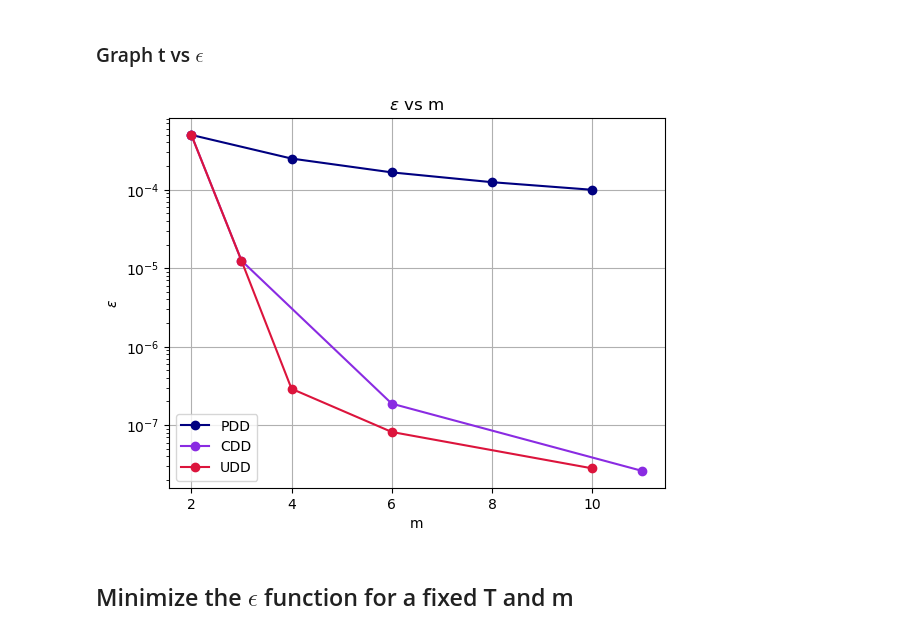
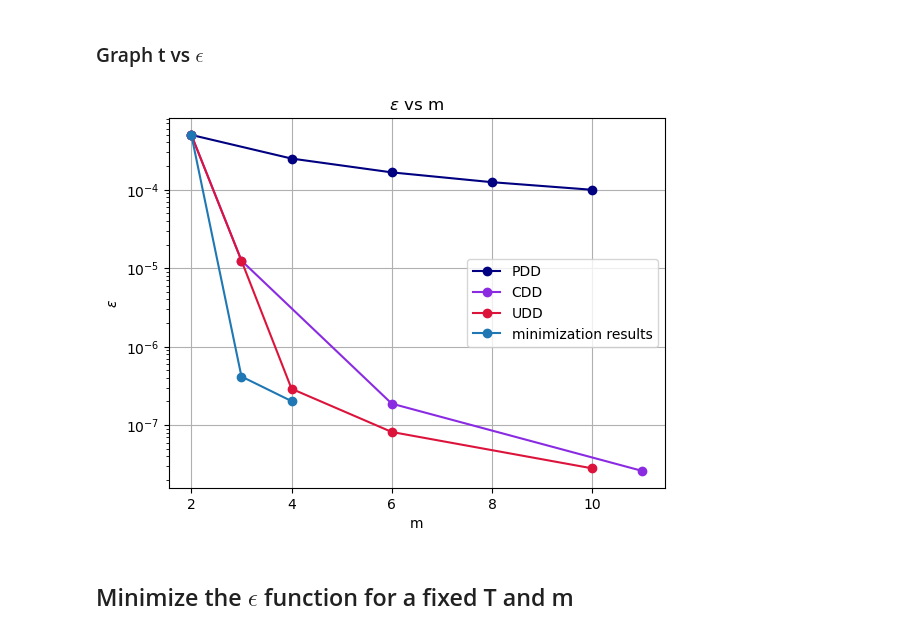
Before and after one commit to BonnieMorales/quantum-research, a Jupyter notebook: Simulation-Dynamical-Decoupling.ipynb, the cells around one changed output. Cells and saved outputs as stored; diff of their text form; code cells hidden in the pictures.

```diff
--- a/Simulation-Dynamical-Decoupling.ipynb
+++ b/Simulation-Dynamical-Decoupling.ipynb
@@ -189,24 +188,31 @@ For m = 10 the error is 2.8110323699019795e-08
+# %%
+# values found below
+
+m_values_optimized = [2,3,4]
+error_optimized = [0.0004995820845829024, 4.16299704372454e-07, 2.022947457958505e-07]
 # %% [markdown]
 ### Graph t vs $\epsilon$
 # %%
 # graph the changes of the error for different values of m
 
 plt.plot(m_value_c1, error_c1, color='navy', marker='o', label = "PDD")
 plt.plot(m_value_c2, error_c2, color='blueviolet', marker='o', label = "CDD")
 plt.plot(m_value_c3, error_c3, color='crimson', marker='o', label = "UDD")
+plt.plot(m_values_optimized, error_optimized, marker='o', label = "minimization results")
+
 
 plt.title('$\epsilon$ vs m')
 plt.xlabel('m')
 plt.ylabel('$\epsilon$')
 plt.yscale("log")
 
 plt.legend()
 plt.grid()
 
 plt.savefig('general_simulation.png')
 plt.show()
 # %% [output]
-[figure, old version]
+[figure, new version]
 # %% [markdown]
 ## Minimize the $\epsilon$ function for a fixed T and m
 # %% [markdown]
```
Also changed, not shown: parts of 29 cells of this notebook, 2 other files.
